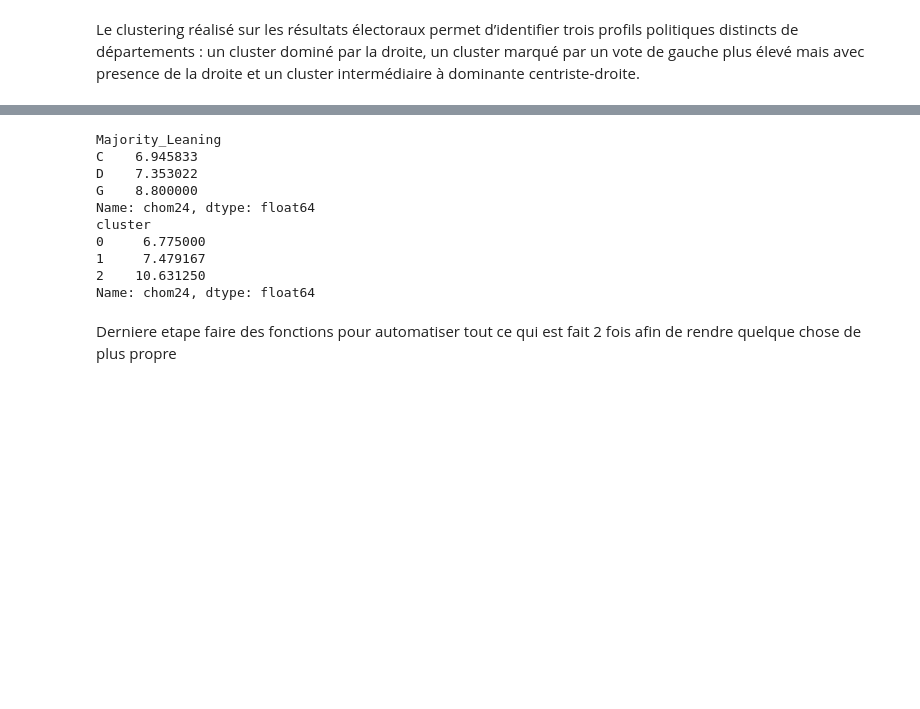
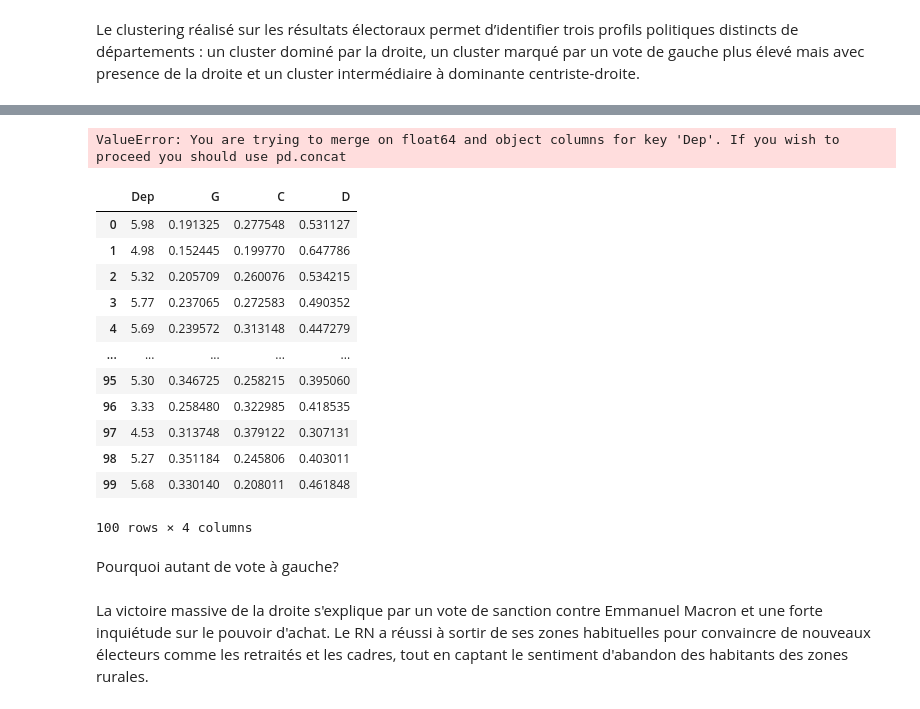
Before and after one commit to zuulaika/Projet-python, a Jupyter notebook: kmeans.ipynb, the cells around one changed output, grey strips where cells are left out. Cells and saved outputs as stored; diff of their text form; code cells hidden in the pictures; blank space fills up the shorter version.

```diff
--- a/kmeans.ipynb
+++ b/kmeans.ipynb
@@ -310,24 +310,27 @@ Successfully installed cartiflette-0.1.9 cattrs-25.3.0 requests-cache-1.2.1 url-
 # %%
-url = "https://www.data.gouv.fr/api/1/datasets/r/500d1954-9849-479b-9aac-85435c6d422f"
-# Lecture avec encodage adapté
-chom = pd.read_excel(url, engine='openpyxl', header = 5, usecols=[0,1,7,12],  #[0,1,7,10,12]
- nrows=101, sheet_name="Moyenne annuelle").rename(columns = {"Unnamed: 1": "Dep",
-2019: "chom19", 2024: "chom24"}).drop(columns=["Département"]).dropna()
-
-dff= df1.iloc[:,:5].merge(chom.iloc[:,:], on='Dep')
-dff['Majority_Leaning'] = dff[['G', 'C', 'D']].idxmax(axis=1)
-print(dff.groupby('Majority_Leaning')['chom24'].mean())
-print(dff.groupby('cluster')['chom24'].mean())
+dff1=pd.merge(df1,chom.iloc[:,[0,2]], on='Dep', how= 'outer')
+dff1['Majority_Leaning'] = dff1[['G', 'C', 'D']].idxmax(axis=1)
+print(dff1.groupby('Majority_Leaning')['chom24'].mean())
+print(dff1.groupby('cluster')['chom24'].mean())
 # %% [output]
-Majority_Leaning
-C    6.945833
-D    7.353022
-G    8.800000
-Name: chom24, dtype: float64
-cluster
-0     6.775000
-1     7.479167
-2    10.631250
-Name: chom24, dtype: float64
+ValueError: You are trying to merge on float64 and object columns for key 'Dep'. If you wish to proceed you should use pd.concat
+# %%
+df1
+# %% [output]
+|  | Dep | G | C | D |
+| 0 | 5.98 | 0.191325 | 0.277548 | 0.531127 |
+| 1 | 4.98 | 0.152445 | 0.199770 | 0.647786 |
+| 2 | 5.32 | 0.205709 | 0.260076 | 0.534215 |
+| 3 | 5.77 | 0.237065 | 0.272583 | 0.490352 |
+| 4 | 5.69 | 0.239572 | 0.313148 | 0.447279 |
+| ... | ... | ... | ... | ... |
+| 95 | 5.30 | 0.346725 | 0.258215 | 0.395060 |
+| 96 | 3.33 | 0.258480 | 0.322985 | 0.418535 |
+| 97 | 4.53 | 0.313748 | 0.379122 | 0.307131 |
+| 98 | 5.27 | 0.351184 | 0.245806 | 0.403011 |
+| 99 | 5.68 | 0.330140 | 0.208011 | 0.461848 |
+100 rows × 4 columns
+# %% [markdown]
+Pourquoi autant de vote à gauche?
 # %% [markdown]
-Derniere etape faire des fonctions pour automatiser tout ce qui est fait 2 fois afin de rendre quelque chose de plus propre
+La victoire massive de la droite s'explique par un vote de sanction contre Emmanuel Macron et une forte inquiétude sur le pouvoir d'achat. Le RN a réussi à sortir de ses zones habituelles pour convaincre de nouveaux électeurs comme les retraités et les cadres, tout en captant le sentiment d'abandon des habitants des zones rurales.
```
Also changed, not shown: parts of 5 cells of this notebook, 3 other files.
